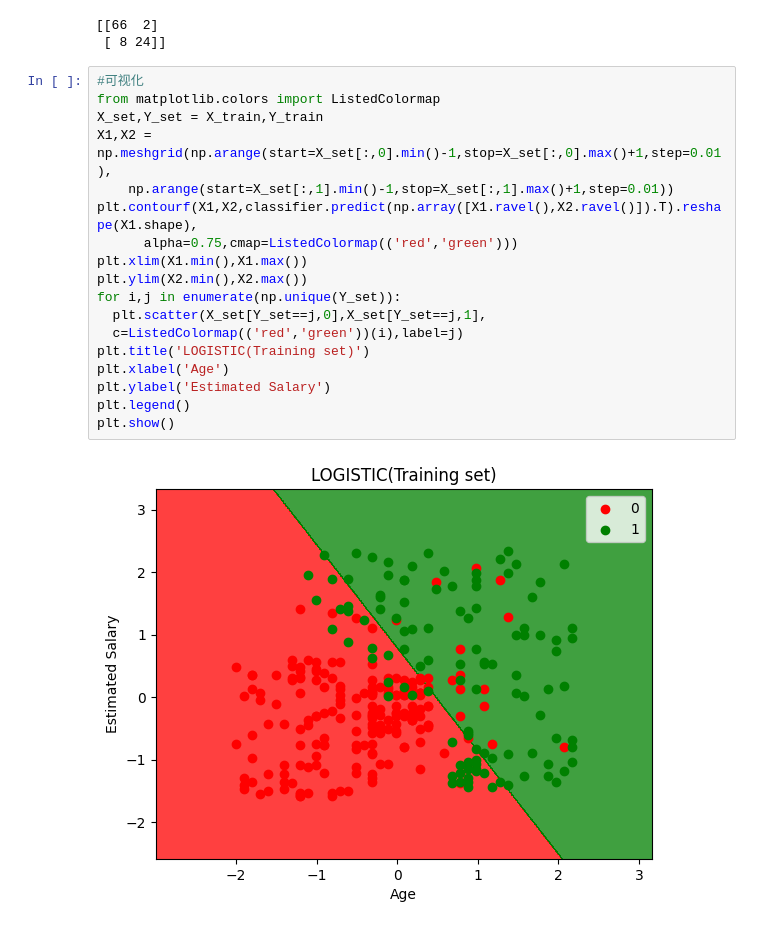
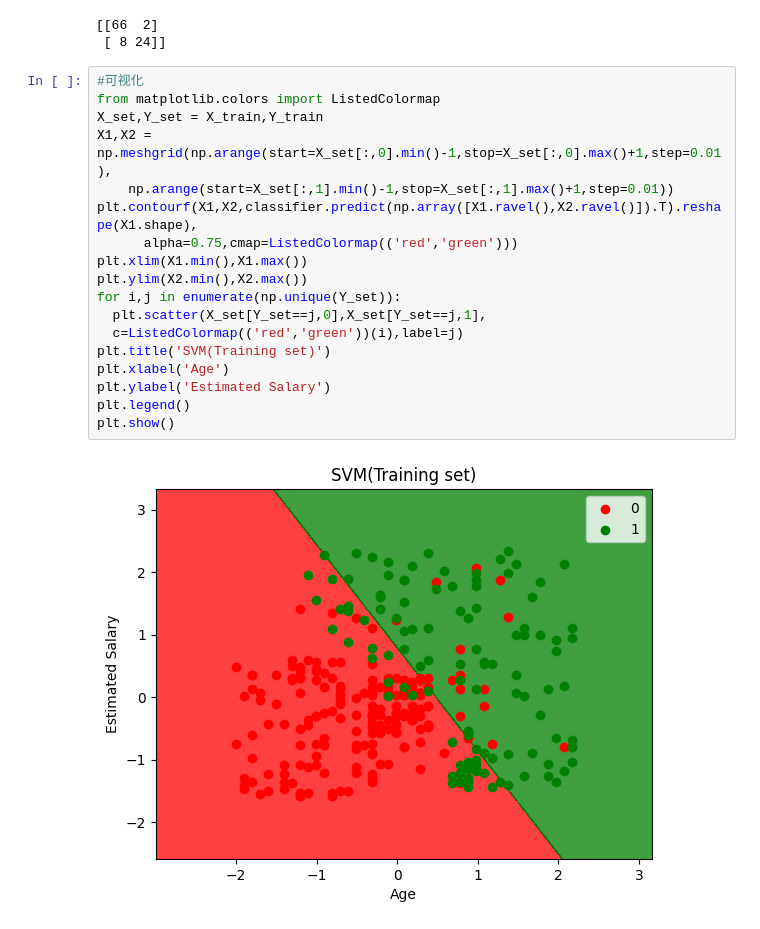
Before and after one commit to qiao-hao-git/ML_Code, a Jupyter notebook: SVM.ipynb, the cells around one changed output. Saved outputs shown, nothing was run; the diff lists cells and outputs as text.

```diff
--- a/SVM.ipynb
+++ b/SVM.ipynb
@@ -108,23 +108,23 @@ print(cm)
 # %%
 #可视化
 from matplotlib.colors import ListedColormap
 X_set,Y_set = X_train,Y_train
 X1,X2 = np.meshgrid(np.arange(start=X_set[:,0].min()-1,stop=X_set[:,0].max()+1,step=0.01),
     np.arange(start=X_set[:,1].min()-1,stop=X_set[:,1].max()+1,step=0.01))
 plt.contourf(X1,X2,classifier.predict(np.array([X1.ravel(),X2.ravel()]).T).reshape(X1.shape),
       alpha=0.75,cmap=ListedColormap(('red','green')))
 plt.xlim(X1.min(),X1.max())
 plt.ylim(X2.min(),X2.max())
 for i,j in enumerate(np.unique(Y_set)):
   plt.scatter(X_set[Y_set==j,0],X_set[Y_set==j,1],
   c=ListedColormap(('red','green'))(i),label=j)
-plt.title('LOGISTIC(Training set)')
+plt.title('SVM(Training set)')
 plt.xlabel('Age')
 plt.ylabel('Estimated Salary')
 plt.legend()
 plt.show()
 # %% [output]
-[figure, old version]
+[figure, new version]
 # %%
 from matplotlib.colors import ListedColormap
 X_set,Y_set = X_test,Y_test
```
Also changed, not shown: parts of 1 cell of this notebook.
